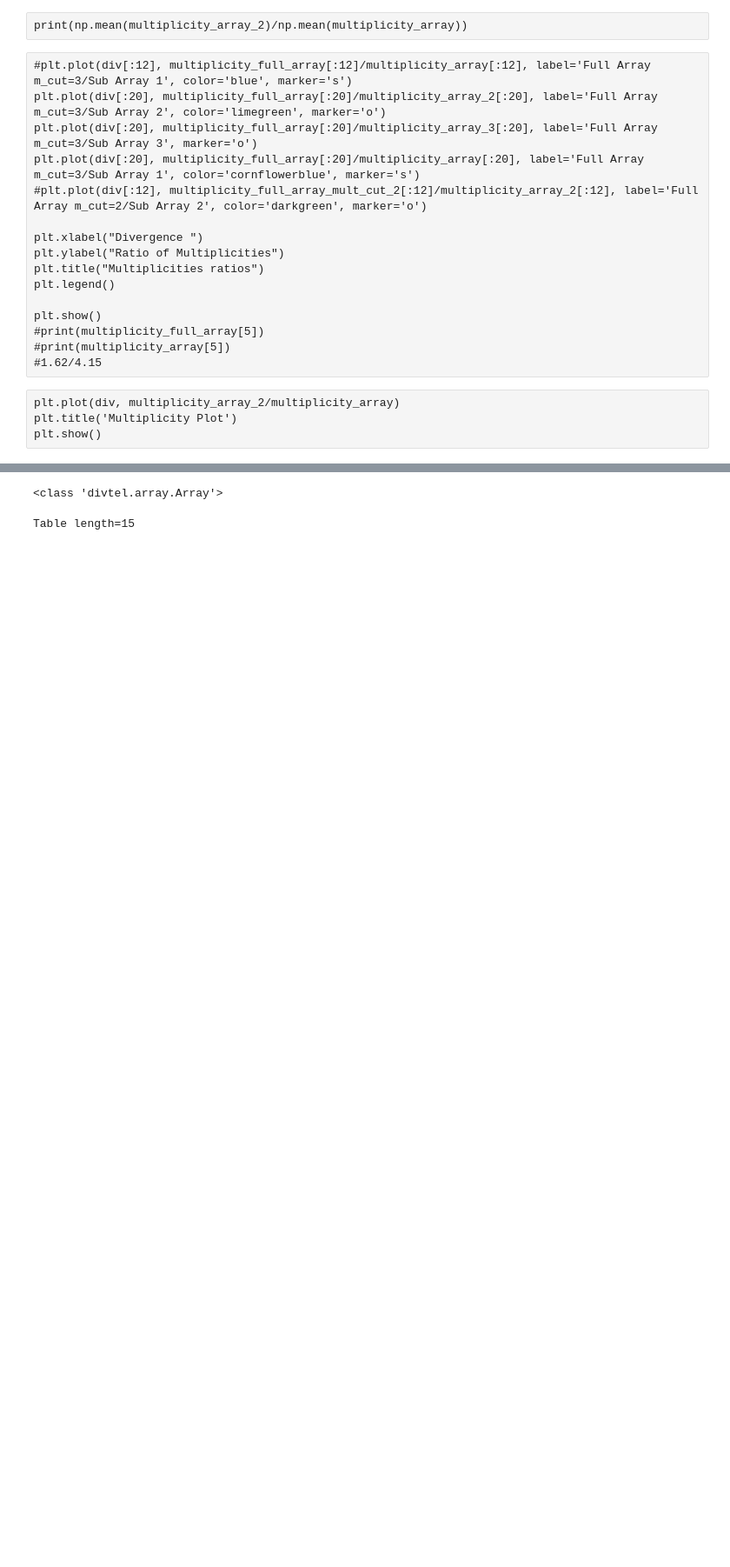
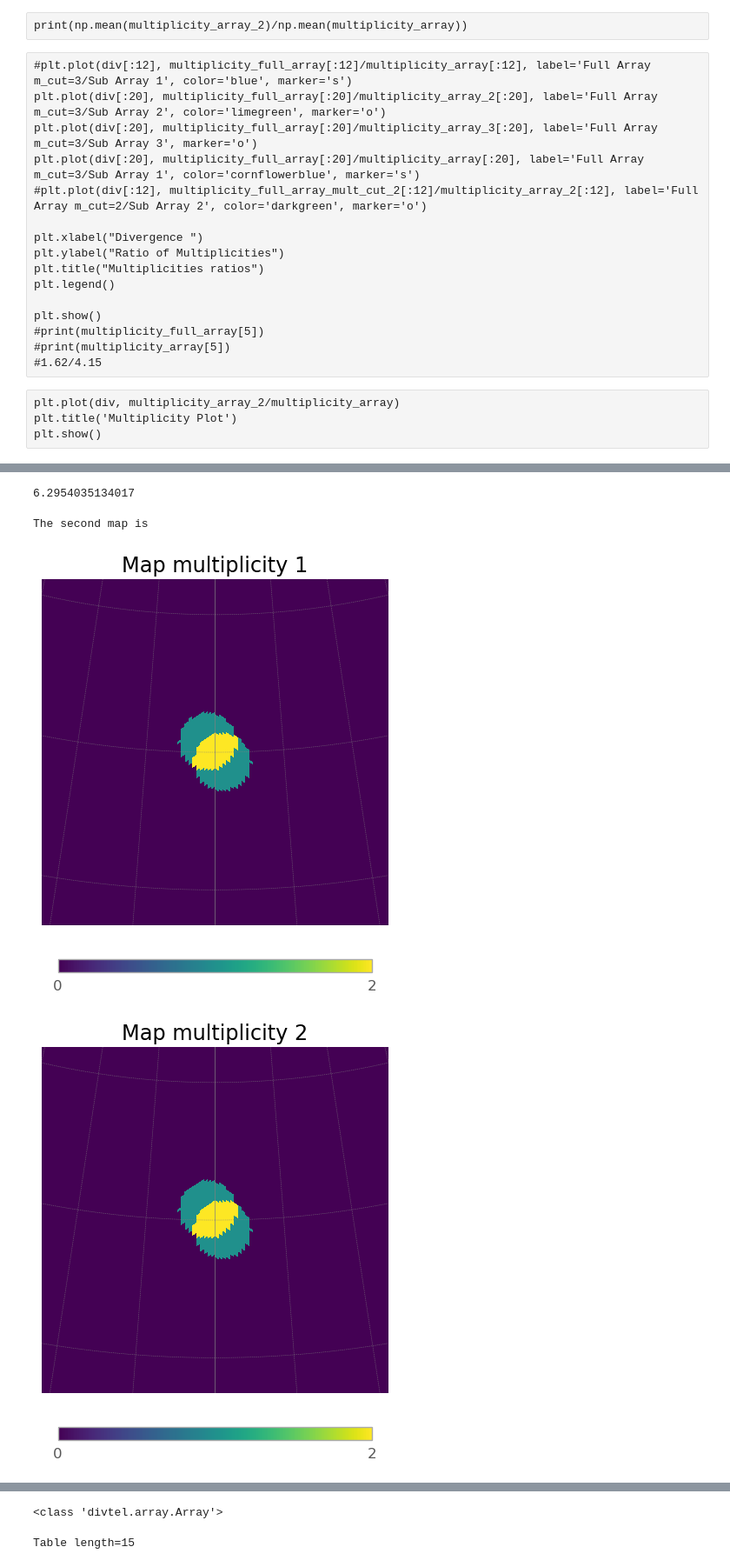
Before and after one commit to SamantaMorales/divtel, a Jupyter notebook: SSTs.ipynb, the cells around one changed output, grey strips where cells are left out. Shown at 87% size. Saved outputs shown, nothing was run; the diff lists cells and outputs as text; code cells hidden in the pictures; blank space fills up the shorter version.

Commit message:
commiting the graphs for multiplicity

```diff
--- a/SSTs.ipynb
+++ b/SSTs.ipynb
@@ -845,0 +934,3 @@ plt.show()
+# %%
+array_division_1= LoadConfig('./LST_division_1.txt', frame=cta, pointing2src=True)
+array_division_2=LoadConfig('./LST_division_2.txt', frame=cta, pointing2src=True)
@@ -845,0 +946,5 @@ plt.show()
+# %%
+array_division_1.table.units= "deg"
+array_division_1.table
+array_division_2.table.units='deg'
+array_division_2.table
@@ -845,0 +958,8 @@ plt.show()
+# %%
+array_division_1.divergent_pointing_2_div(tel_group_2=array_division_2, div1=0.0143, div2=0.0143, az=0, alt=60)
+array_division_1.multiplicity_plot_2_div(array_division_2)
+# %% [output]
+6.2954035134017
+The second map is
+[figure, added]
+[figure, added]
```
Also changed, not shown: parts of 24 cells of this notebook, 7 other files.
